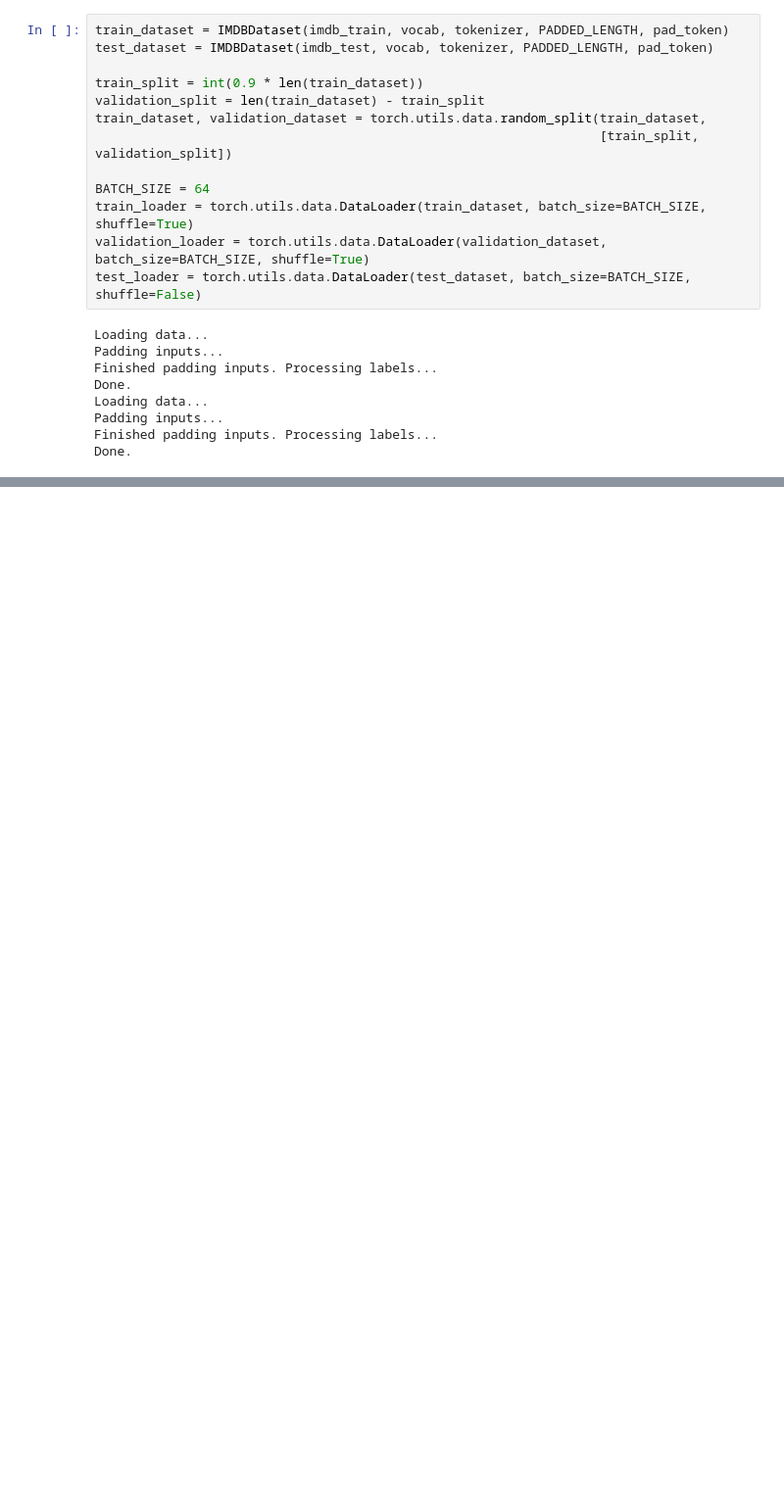
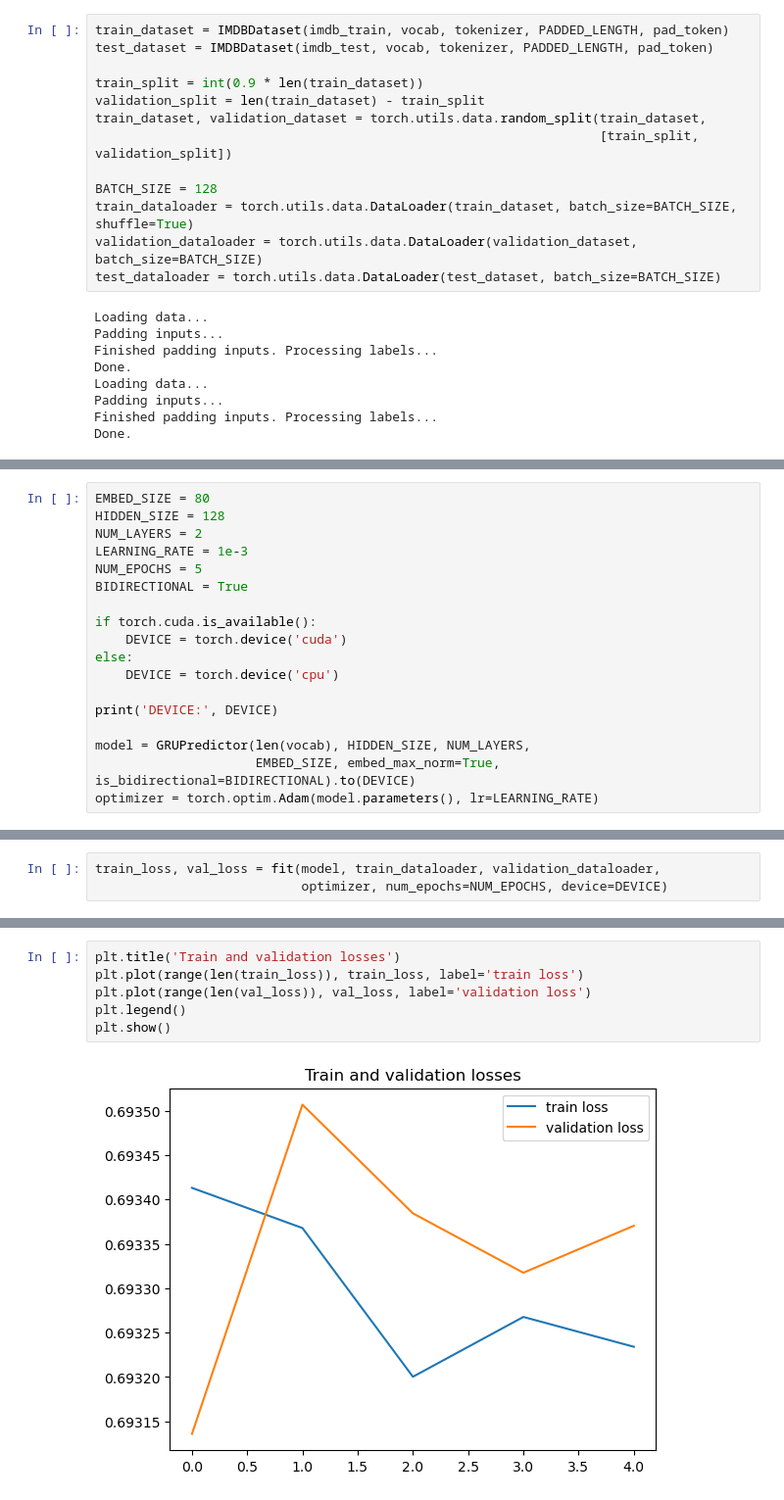
Before and after one commit to fcoelhomrc/MachineLearning, a Jupyter notebook: TAAPC_Assignments/assignment_2_model.ipynb, the cells around one changed output, grey strips where cells are left out. Shown at 98% size. Cells and saved outputs as stored; diff of their text form; blank space fills up the shorter version.

```diff
--- a/TAAPC_Assignments/assignment_2_model.ipynb
+++ b/TAAPC_Assignments/assignment_2_model.ipynb
@@ -110,10 +119,10 @@ validation_split = len(train_dataset) - train_split
 train_dataset, validation_dataset = torch.utils.data.random_split(train_dataset,
                                                                   [train_split, validation_split])
 
-BATCH_SIZE = 64
-train_loader = torch.utils.data.DataLoader(train_dataset, batch_size=BATCH_SIZE, shuffle=True)
-validation_loader = torch.utils.data.DataLoader(validation_dataset, batch_size=BATCH_SIZE, shuffle=True)
-test_loader = torch.utils.data.DataLoader(test_dataset, batch_size=BATCH_SIZE, shuffle=False)
+BATCH_SIZE = 128
+train_dataloader = torch.utils.data.DataLoader(train_dataset, batch_size=BATCH_SIZE, shuffle=True)
+validation_dataloader = torch.utils.data.DataLoader(validation_dataset, batch_size=BATCH_SIZE)
+test_dataloader = torch.utils.data.DataLoader(test_dataset, batch_size=BATCH_SIZE)
 # %% [output]
 Loading data...
 Padding inputs...
@@ -158,0 +190,18 @@ class GRUPredictor(nn.Module):
+# %%
+EMBED_SIZE = 80
+HIDDEN_SIZE = 128
+NUM_LAYERS = 2
+LEARNING_RATE = 1e-3
+NUM_EPOCHS = 5
+BIDIRECTIONAL = True
+
+if torch.cuda.is_available():
+    DEVICE = torch.device('cuda')
+else:
+    DEVICE = torch.device('cpu')
+
+print('DEVICE:', DEVICE)
+
+model = GRUPredictor(len(vocab), HIDDEN_SIZE, NUM_LAYERS,
+                     EMBED_SIZE, embed_max_norm=True, is_bidirectional=BIDIRECTIONAL).to(DEVICE)
+optimizer = torch.optim.Adam(model.parameters(), lr=LEARNING_RATE)
@@ -158,0 +275,3 @@ class GRUPredictor(nn.Module):
+# %%
+train_loss, val_loss = fit(model, train_dataloader, validation_dataloader,
+                           optimizer, num_epochs=NUM_EPOCHS, device=DEVICE)
@@ -158,0 +281,8 @@ class GRUPredictor(nn.Module):
+# %%
+plt.title('Train and validation losses')
+plt.plot(range(len(train_loss)), train_loss, label='train loss')
+plt.plot(range(len(val_loss)), val_loss, label='validation loss')
+plt.legend()
+plt.show()
+# %% [output]
+[figure, added]
```
Also changed, not shown: parts of 15 cells of this notebook, 4 other files.
